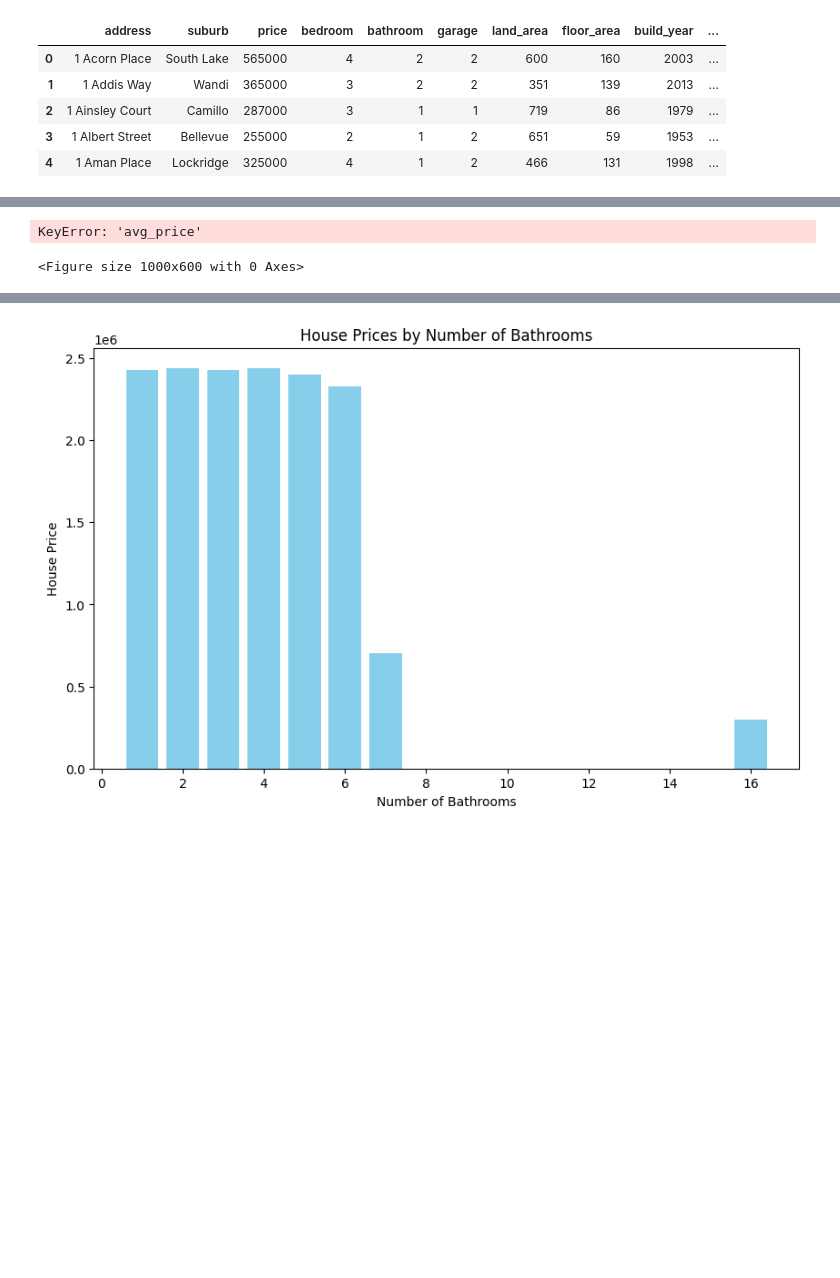
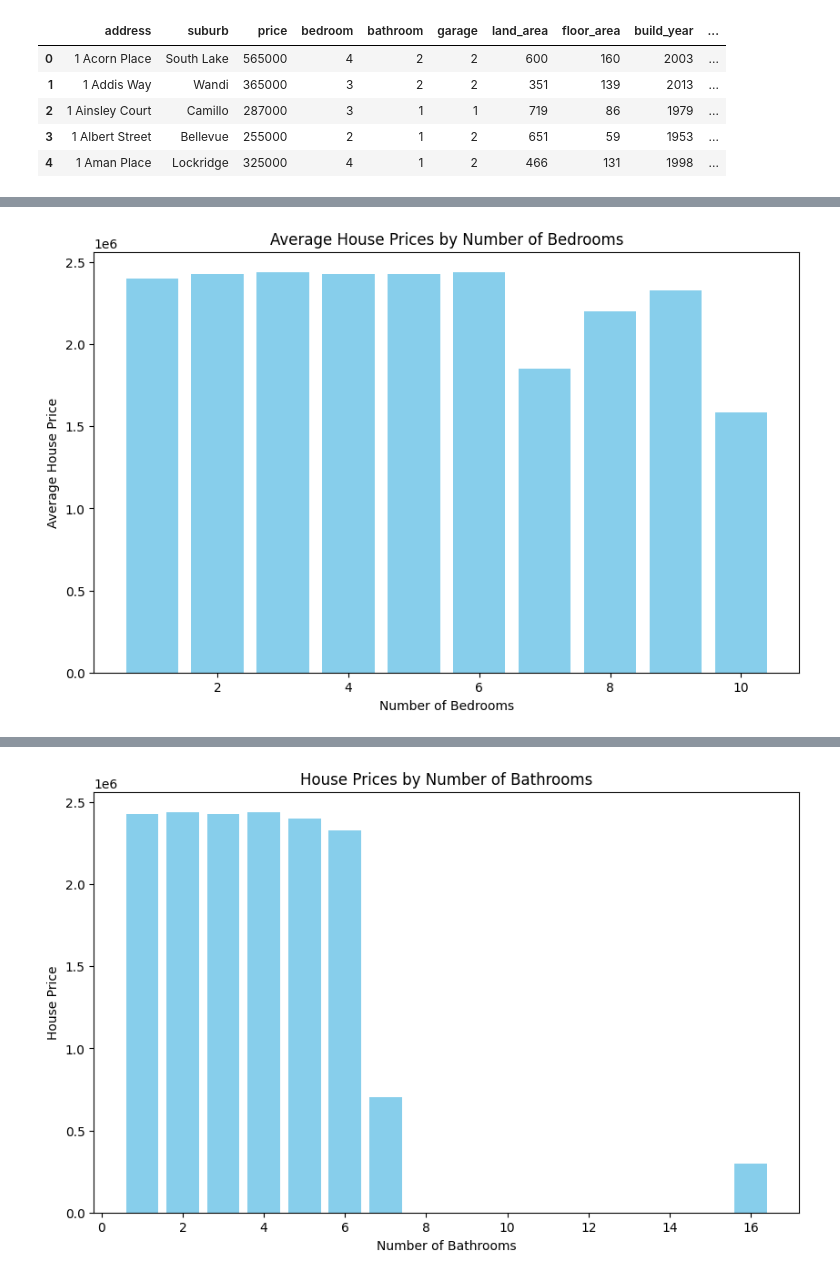
Before and after one commit to thenrymy/group-3-project3, a Jupyter notebook: property type stacked area chart.ipynb, the cells around one changed output, grey strips where cells are left out. Drawn from its saved outputs; the diff is of its cells as text; code cells hidden in the pictures; blank space fills up the shorter version.

Commit message:
found median price

```diff
--- a/property type stacked area chart.ipynb
+++ b/property type stacked area chart.ipynb
@@ -42,15 +52,14 @@ grouped_df.rename(columns={'price': 'avg_price'}, inplace=True)
 # %%
 # Plot the bar chart
 plt.figure(figsize=(10, 6))
-plt.bar(perth_properties_data['bedroom'], perth_properties_data['avg_price'], color='skyblue')
+plt.bar(perth_properties_data['bedroom'], perth_properties_data['price'], color='skyblue')
 
 # Add title and labels
 plt.title('Average House Prices by Number of Bedrooms')
 plt.xlabel('Number of Bedrooms')
 plt.ylabel('Average House Price')
 
 # Show the plot
 plt.show()
 # %% [output]
-KeyError: 'avg_price'
-<Figure size 1000x600 with 0 Axes>
+[figure, added]
```
Also changed, not shown: parts of 5 cells of this notebook, 2 other files.
